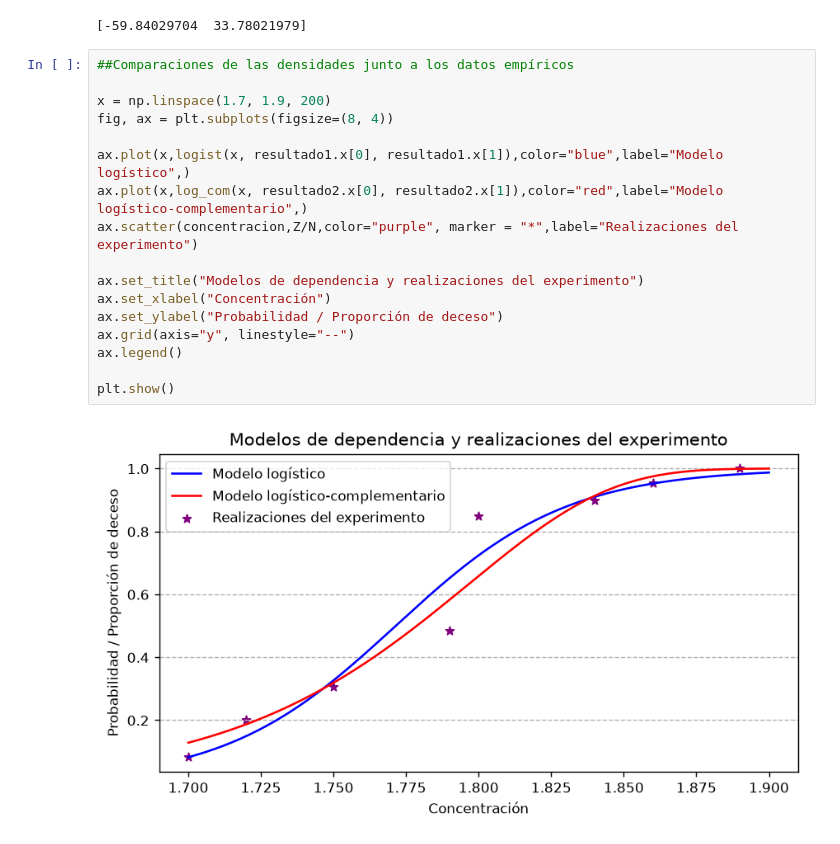
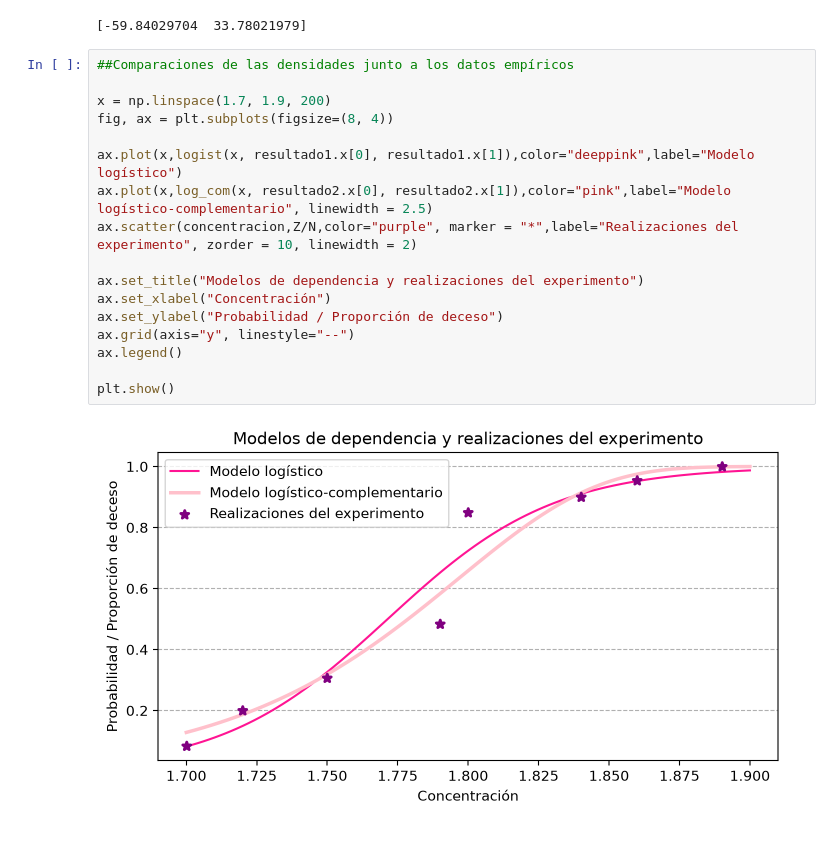
Before and after one commit to benjitabravocarvajal-spec/Tarea-1-estadistica, a Jupyter notebook: notebooks/tarea_1_parte_3.ipynb, the cells around one changed output. Saved outputs shown, nothing was run; the diff lists cells and outputs as text.

```diff
--- a/notebooks/tarea_1_parte_3.ipynb
+++ b/notebooks/tarea_1_parte_3.ipynb
@@ -194,20 +201,20 @@ $$
 # %%
 ##Comparaciones de las densidades junto a los datos empíricos
 
 x = np.linspace(1.7, 1.9, 200)
 fig, ax = plt.subplots(figsize=(8, 4))
 
-ax.plot(x,logist(x, resultado1.x[0], resultado1.x[1]),color="blue",label="Modelo logístico",)
-ax.plot(x,log_com(x, resultado2.x[0], resultado2.x[1]),color="red",label="Modelo logístico-complementario",)
-ax.scatter(concentracion,Z/N,color="purple", marker = "*",label="Realizaciones del experimento")
+ax.plot(x,logist(x, resultado1.x[0], resultado1.x[1]),color="deeppink",label="Modelo logístico")
+ax.plot(x,log_com(x, resultado2.x[0], resultado2.x[1]),color="pink",label="Modelo logístico-complementario", linewidth = 2.5)
+ax.scatter(concentracion,Z/N,color="purple", marker = "*",label="Realizaciones del experimento", zorder = 10, linewidth = 2)
 
 ax.set_title("Modelos de dependencia y realizaciones del experimento")
 ax.set_xlabel("Concentración")
 ax.set_ylabel("Probabilidad / Proporción de deceso")
 ax.grid(axis="y", linestyle="--")
 ax.legend()
 
 plt.show()
 # %% [output]
-[figure, old version]
+[figure, new version]
 # %%
```
Also changed, not shown: parts of 4 cells of this notebook, 20 other files.
